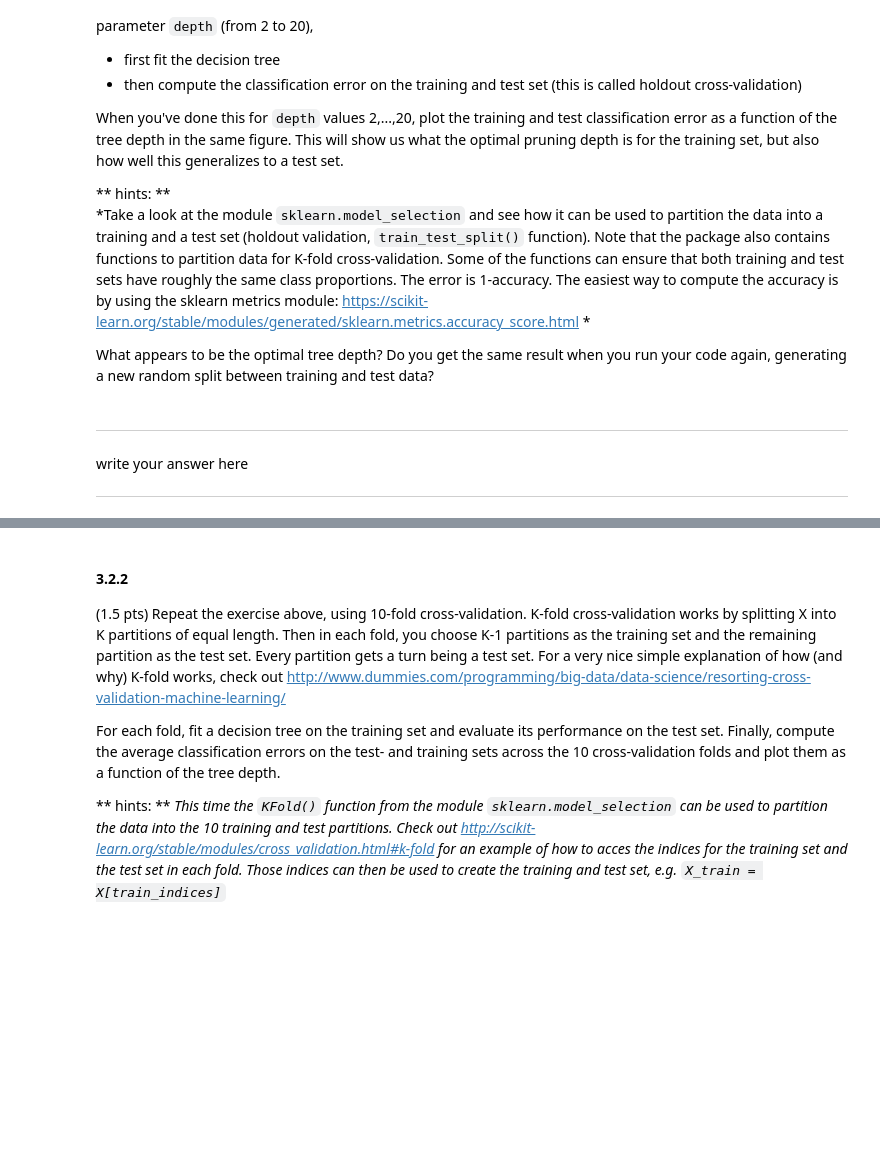
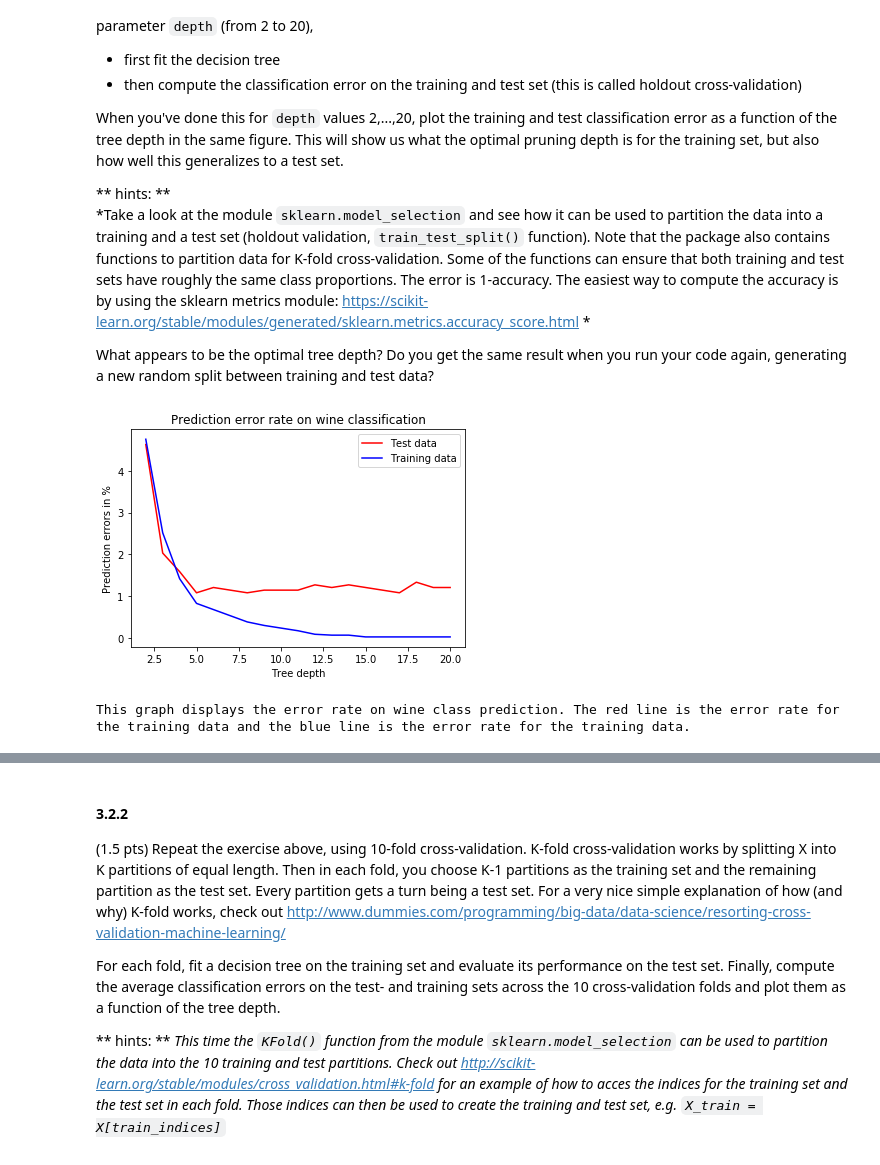
Before and after one commit to LennartPNL/DataMiningAssignments, a Jupyter notebook: Assignment_3/Assignment_3.ipynb, the cells around one changed output, grey strips where cells are left out. Saved outputs shown, nothing was run; the diff lists cells and outputs as text; code cells hidden in the pictures; blank space fills up the shorter version.

```diff
--- a/Assignment_3/Assignment_3.ipynb
+++ b/Assignment_3/Assignment_3.ipynb
@@ -195,8 +195,70 @@ When you've done this for `depth` values 2,...,20, plot the training and test cl
  https://scikit-learn.org/stable/modules/generated/sklearn.metrics.accuracy_score.html *
 
 What appears to be the optimal tree depth? Do you get the same result when you run your code again, generating a new random split between training and test data?
-# %% [markdown]
-----
-write your answer here
-
-----
+# %%
+from sklearn.metrics import accuracy_score
+from sklearn.model_selection import train_test_split
+import matplotlib.pyplot as plt
+
+# Divide the data into a training and a test data set
+X_train, X_test, y_train, y_test = train_test_split(X, y, stratify=y)
+
+depths = []
+accuracies_test = []
+accuracies_train = []
+
+# Now, we want to find an optimally pruned decision tree by modifying its maximum depth.
+# For different values of the parameter depth (from 2 to 20)
+for depth in range(2,21):
+    # Fit a decision tree to the training data using the Gini (gdi) splitting criterion
+    new_tree = DecisionTreeClassifier(criterion="gini", max_depth=depth)
+    new_tree = new_tree.fit(X_train,y_train)
+
+    # then compute the classification error on the
+    # training and test set (this is called holdout cross-validation)
+
+    # classification error test set
+    new_classifications_test = new_tree.predict(X_test)
+
+    i = 0
+    error_test =  0
+    for c in new_classifications_test:
+        if c != y_test[i]:
+            error_test += 1
+        i += 1
+
+    # classification error training set
+    new_classifications_train = new_tree.predict(X_train)
+
+    i = 0
+    error_train =  0
+    for c in new_classifications_train:
+        if c != y_train[i]:
+            error_train += 1
+        i += 1
+
+    right_pred_test = (error_test/len(new_classifications_test)) * 100
+    right_pred_train = (error_train/len(new_classifications_train)) * 100
+
+    depths.append(depth)
+    accuracies_test.append(right_pred_test)
+    accuracies_train.append(right_pred_train)
+
+# When you've done this for depth values 2,...,20, plot the training
+# and test classification error as a function of the tree depth in the same figure.
+# This will show us what the optimal pruning depth is for the training set,
+# but also how well this generalizes to a test set.
+
+plt.xlabel("Tree depth")
+plt.ylabel("Prediction errors in %")
+plt.plot( depths, accuracies_test, markersize=12, color='r', label='Test data')
+plt.plot( depths, accuracies_train, color='b', label='Training data')
+plt.title("Prediction error rate on wine classification")
+plt.legend()
+
+plt.show()
+
+print("This graph displays the error rate on wine class prediction. The red line is the error rate for the training data and the blue line is the error rate for the training data.")
+# %% [output]
+[figure, added]
+This graph displays the error rate on wine class prediction. The red line is the error rate for the training data and the blue line is the error rate for the training data.
```
Also changed, not shown: parts of 1 cell of this notebook, 3 other files.
